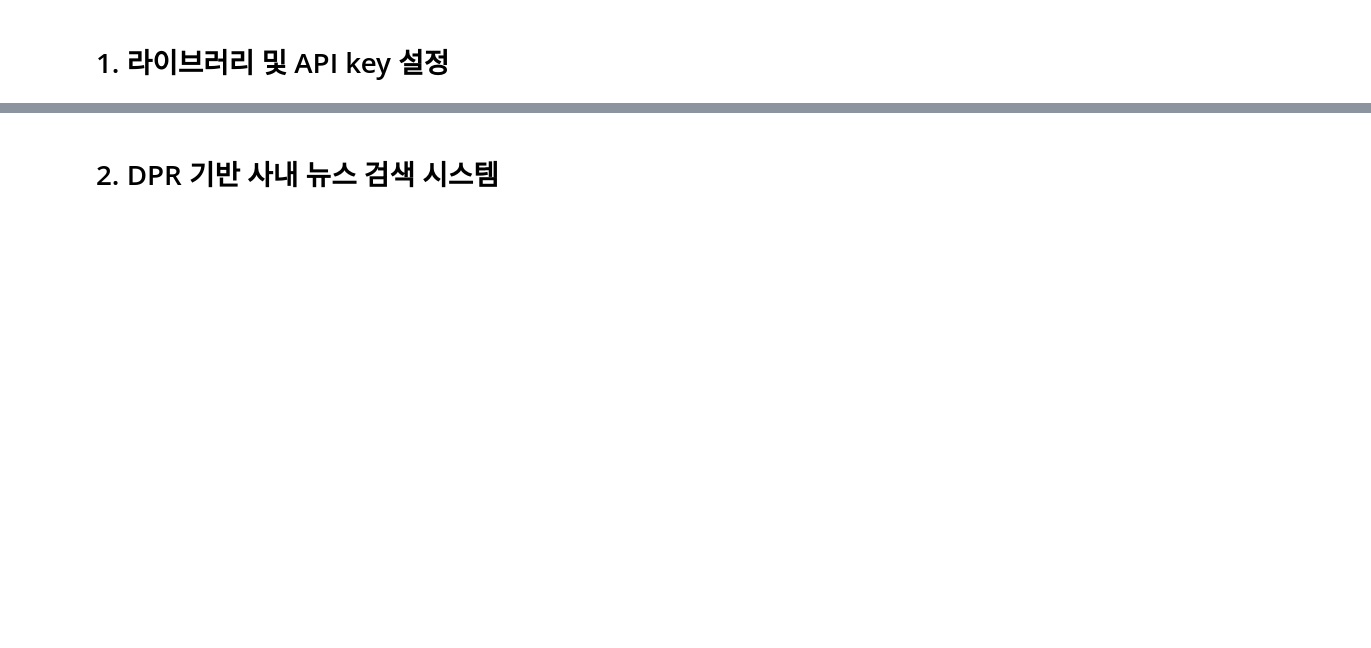
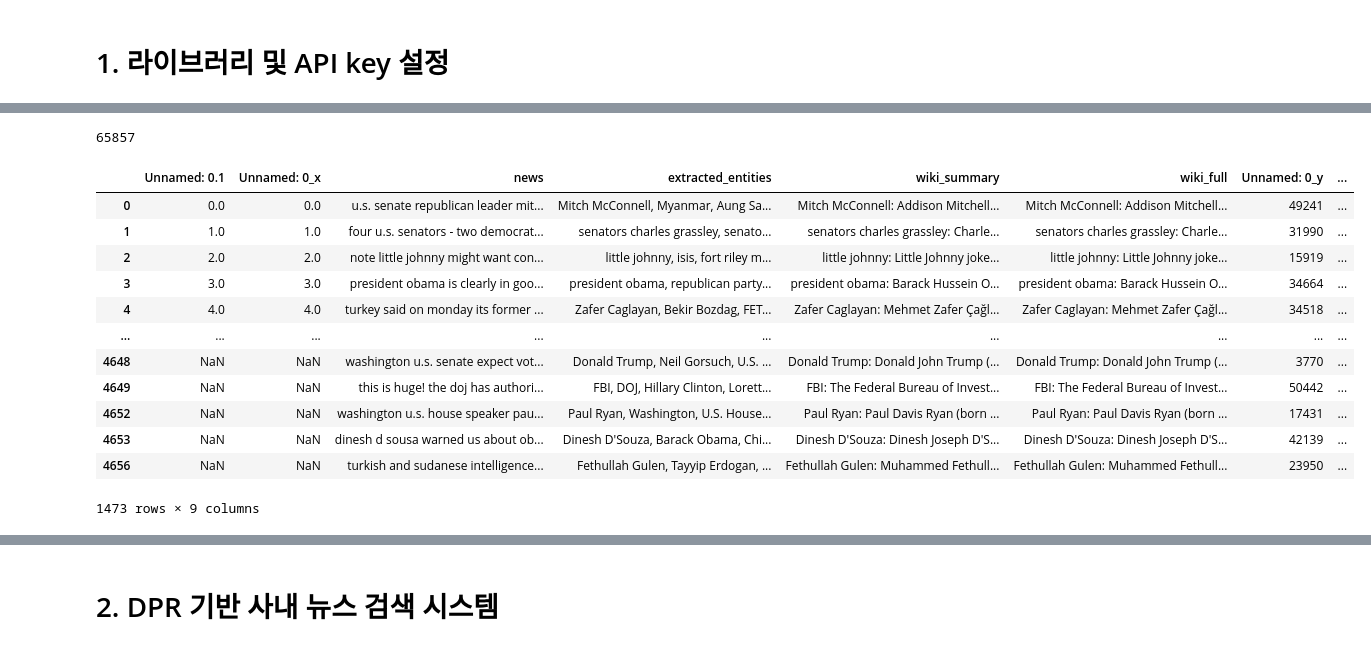
Before and after one commit to darejinn/YAI_personal_archive, a Jupyter notebook: NLP_ToyProject/RAG_Moldel copy.ipynb, the cells around one changed output, grey strips where cells are left out. Cells and saved outputs as stored; diff of their text form; code cells hidden in the pictures; blank space fills up the shorter version.

```diff
--- a/NLP_ToyProject/RAG_Moldel copy.ipynb
+++ b/NLP_ToyProject/RAG_Moldel copy.ipynb
@@ -28,3 +28,9 @@ from langchain.callbacks.streaming_stdout import StreamingStdOutCallbackHandler
 import json
 from langchain.output_parsers import ResponseSchema, StructuredOutputParser
 from langchain.prompts import PromptTemplate
+# %%
+import pandas as pd
+a = pd.read_csv("Data_wiki_1445개.csv")
+b = pd.read_csv("/Users/yoonjincho/Desktop/윤진 2025/YAI/YAI_personal_archive/NLP_ToyProject/output_with_entities_1555.csv")
+e=pd.concat([a,b])
+len(e)
@@ -30,0 +55,5 @@ from langchain.prompts import PromptTemplate
+# %%
+# text 기준으로 데이터 만들 예정
+data = pd.read_csv("/Users/yoonjincho/Desktop/윤진 2025/YAI/YAI_personal_archive/NLP_ToyProject/20250226data.csv")
+data.rename(columns={"text": "news"}, inplace=True)
+data
@@ -30,0 +74,26 @@ from langchain.prompts import PromptTemplate
+# %%
+data2=data.drop_duplicates(subset=['news'])
+len(data)
+# %% [output]
+65857
+# %%
+final = pd.merge(e, data, on='news',how='inner')
+# %%
+final2=final.drop_duplicates(subset=['news'])
+final2=final2.dropna(subset=['wiki_full'])
+# %%
+final2
+# %% [output]
+|  | Unnamed: 0.1 | Unnamed: 0_x | news | extracted_entities | wiki_summary | wiki_full | Unnamed: 0_y | ... |
+| 0 | 0.0 | 0.0 | u.s. senate republican leader mit... | Mitch McConnell, Myanmar, Aung Sa... | Mitch McConnell: Addison Mitchell... | Mitch McConnell: Addison Mitchell... | 49241 | ... |
+| 1 | 1.0 | 1.0 | four u.s. senators - two democrat... | senators charles grassley, senato... | senators charles grassley: Charle... | senators charles grassley: Charle... | 31990 | ... |
+| 2 | 2.0 | 2.0 | note little johnny might want con... | little johnny, isis, fort riley m... | little johnny: Little Johnny joke... | little johnny: Little Johnny joke... | 15919 | ... |
+| 3 | 3.0 | 3.0 | president obama is clearly in goo... | president obama, republican party... | president obama: Barack Hussein O... | president obama: Barack Hussein O... | 34664 | ... |
+| 4 | 4.0 | 4.0 | turkey said on monday its former ... | Zafer Caglayan, Bekir Bozdag, FET... | Zafer Caglayan: Mehmet Zafer Çağl... | Zafer Caglayan: Mehmet Zafer Çağl... | 34518 | ... |
+| ... | ... | ... | ... | ... | ... | ... | ... | ... |
+| 4648 | NaN | NaN | washington u.s. senate expect vot... | Donald Trump, Neil Gorsuch, U.S. ... | Donald Trump: Donald John Trump (... | Donald Trump: Donald John Trump (... | 3770 | ... |
+| 4649 | NaN | NaN | this is huge! the doj has authori... | FBI, DOJ, Hillary Clinton, Lorett... | FBI: The Federal Bureau of Invest... | FBI: The Federal Bureau of Invest... | 50442 | ... |
+| 4652 | NaN | NaN | washington u.s. house speaker pau... | Paul Ryan, Washington, U.S. House... | Paul Ryan: Paul Davis Ryan (born ... | Paul Ryan: Paul Davis Ryan (born ... | 17431 | ... |
+| 4653 | NaN | NaN | dinesh d sousa warned us about ob... | Dinesh D'Souza, Barack Obama, Chi... | Dinesh D'Souza: Dinesh Joseph D'S... | Dinesh D'Souza: Dinesh Joseph D'S... | 42139 | ... |
+| 4656 | NaN | NaN | turkish and sudanese intelligence... | Fethullah Gulen, Tayyip Erdogan, ... | Fethullah Gulen: Muhammed Fethull... | Fethullah Gulen: Muhammed Fethull... | 23950 | ... |
+1473 rows × 9 columns
```
Also changed, not shown: parts of 9 cells of this notebook, 2 other files.
